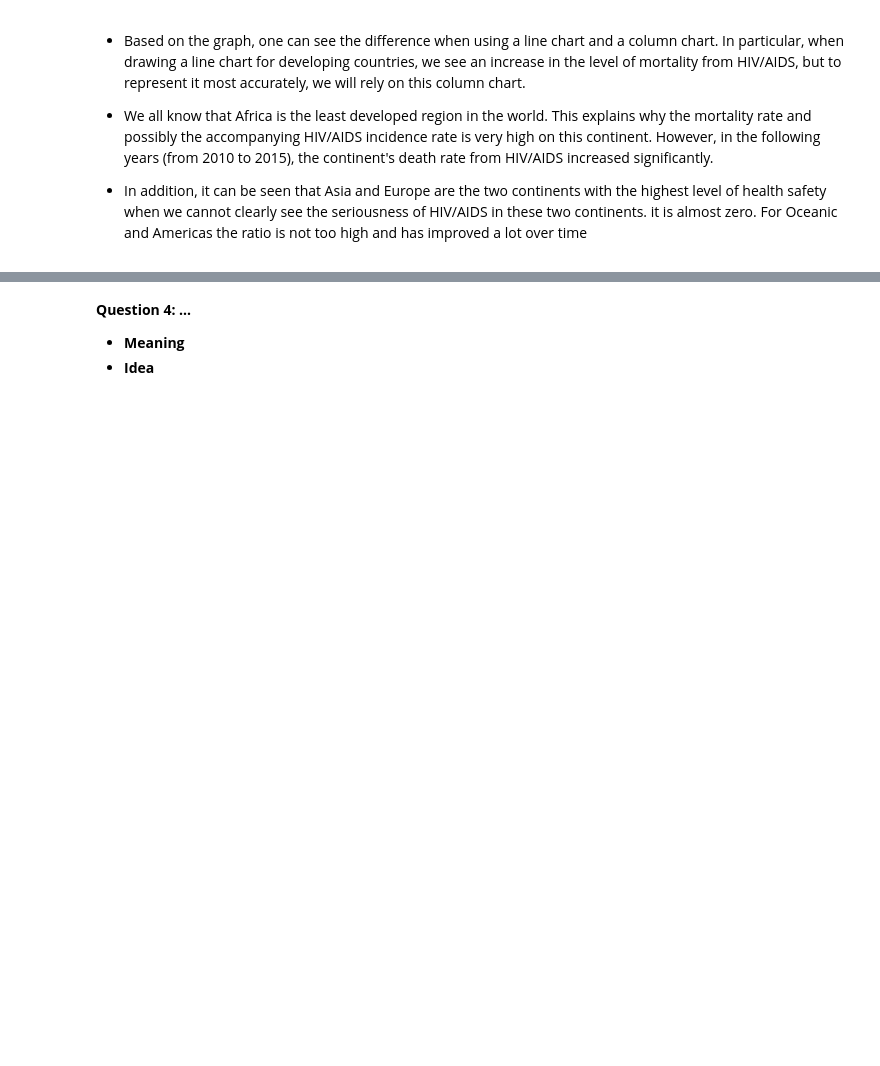
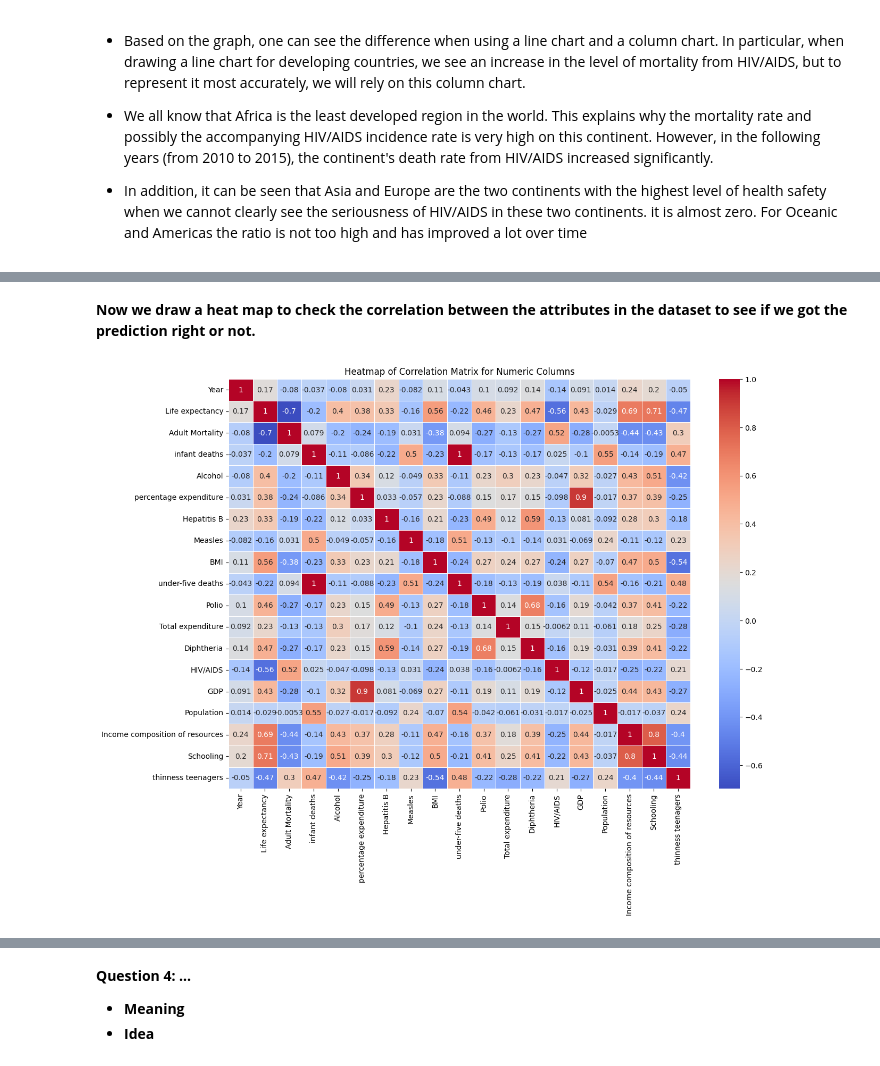
Before and after one commit to huyban2003/P4DS, a Jupyter notebook: Notebook.ipynb, the cells around one changed output, grey strips where cells are left out. Saved outputs shown, nothing was run; the diff lists cells and outputs as text; code cells hidden in the pictures; blank space fills up the shorter version.

```diff
--- a/Notebook.ipynb
+++ b/Notebook.ipynb
@@ -608,0 +697,11 @@ plt.show()
+# %% [markdown]
+**Now we draw a heat map to check the correlation between the attributes in the dataset to see if we got the prediction right or not.**
+# %%
+numeric_columns = df.select_dtypes(include='number')
+
+plt.figure(figsize=(14, 10))
+sns.heatmap(numeric_columns.corr(), annot=True, cmap='coolwarm', linewidths=.5)
+plt.title('Heatmap of Correlation Matrix for Numeric Columns')
+plt.show()
+# %% [output]
+[figure, added]
```
Also changed, not shown: parts of 19 cells of this notebook.
